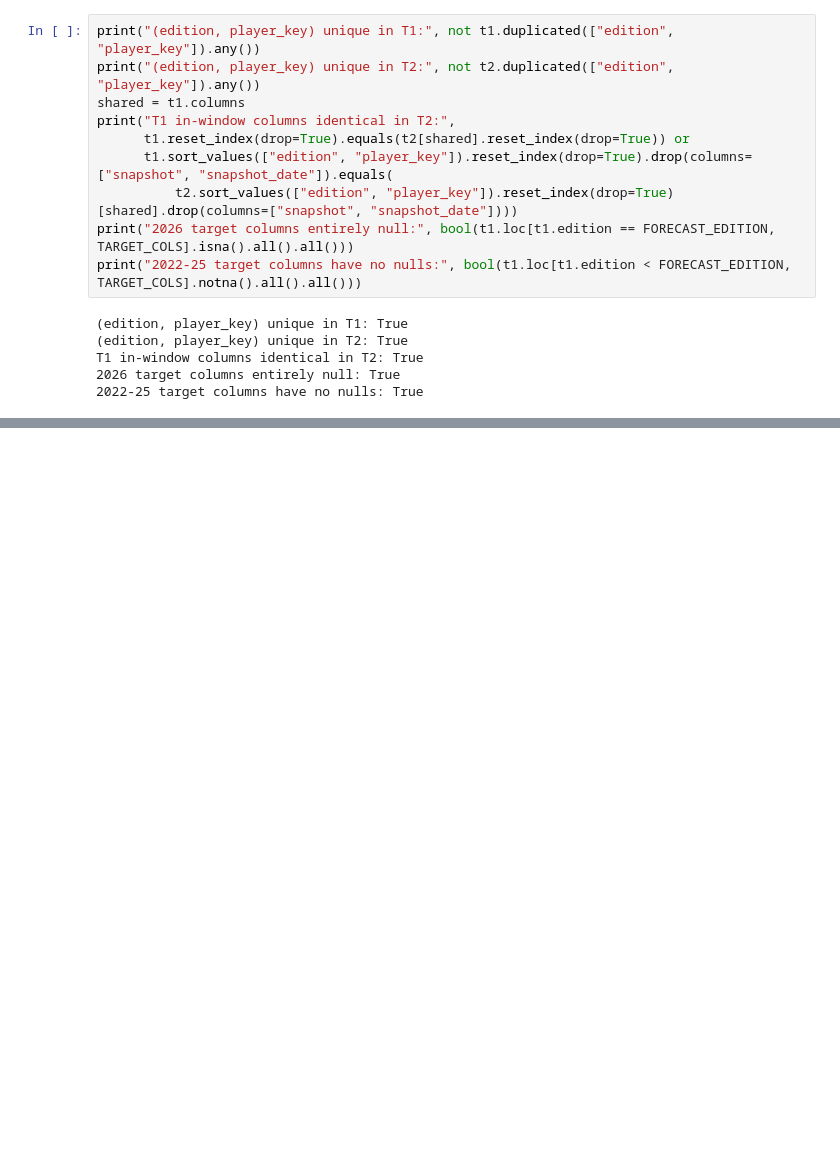
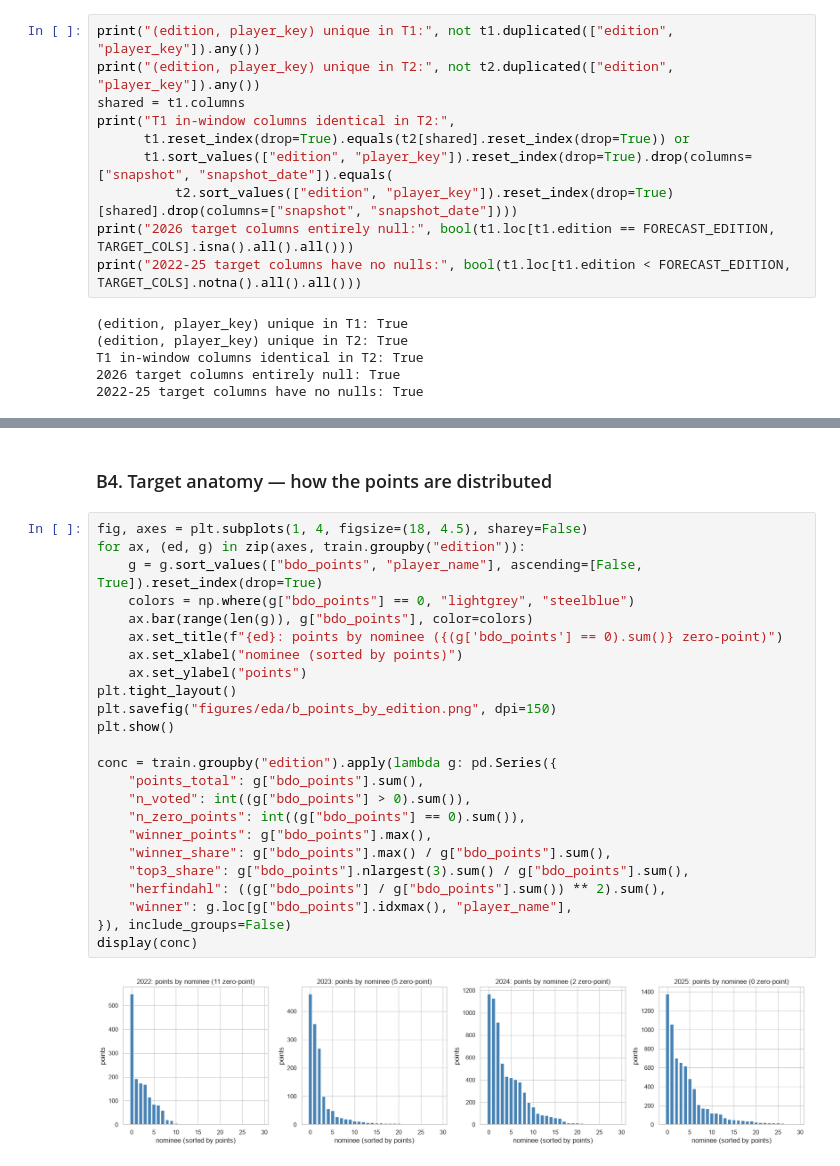
Before and after one commit to AswathKarthik10/predicting-the-ballon-dor, a Jupyter notebook: ballon_dor_2026.ipynb, the cells around one changed output, grey strips where cells are left out. Drawn from its saved outputs; the diff is of its cells as text; blank space fills up the shorter version.

```diff
--- a/ballon_dor_2026.ipynb
+++ b/ballon_dor_2026.ipynb
@@ -287,0 +478,28 @@ T1 in-window columns identical in T2: True
+# %% [markdown]
+### B4. Target anatomy — how the points are distributed
+# %%
+fig, axes = plt.subplots(1, 4, figsize=(18, 4.5), sharey=False)
+for ax, (ed, g) in zip(axes, train.groupby("edition")):
+    g = g.sort_values(["bdo_points", "player_name"], ascending=[False, True]).reset_index(drop=True)
+    colors = np.where(g["bdo_points"] == 0, "lightgrey", "steelblue")
+    ax.bar(range(len(g)), g["bdo_points"], color=colors)
+    ax.set_title(f"{ed}: points by nominee ({(g['bdo_points'] == 0).sum()} zero-point)")
+    ax.set_xlabel("nominee (sorted by points)")
+    ax.set_ylabel("points")
+plt.tight_layout()
+plt.savefig("figures/eda/b_points_by_edition.png", dpi=150)
+plt.show()
+
+conc = train.groupby("edition").apply(lambda g: pd.Series({
+    "points_total": g["bdo_points"].sum(),
+    "n_voted": int((g["bdo_points"] > 0).sum()),
+    "n_zero_points": int((g["bdo_points"] == 0).sum()),
+    "winner_points": g["bdo_points"].max(),
+    "winner_share": g["bdo_points"].max() / g["bdo_points"].sum(),
+    "top3_share": g["bdo_points"].nlargest(3).sum() / g["bdo_points"].sum(),
+    "herfindahl": ((g["bdo_points"] / g["bdo_points"].sum()) ** 2).sum(),
+    "winner": g.loc[g["bdo_points"].idxmax(), "player_name"],
+}), include_groups=False)
+display(conc)
+# %% [output]
+[figure, added]
```
Also changed, not shown: parts of 14 cells of this notebook, 3 other files.
